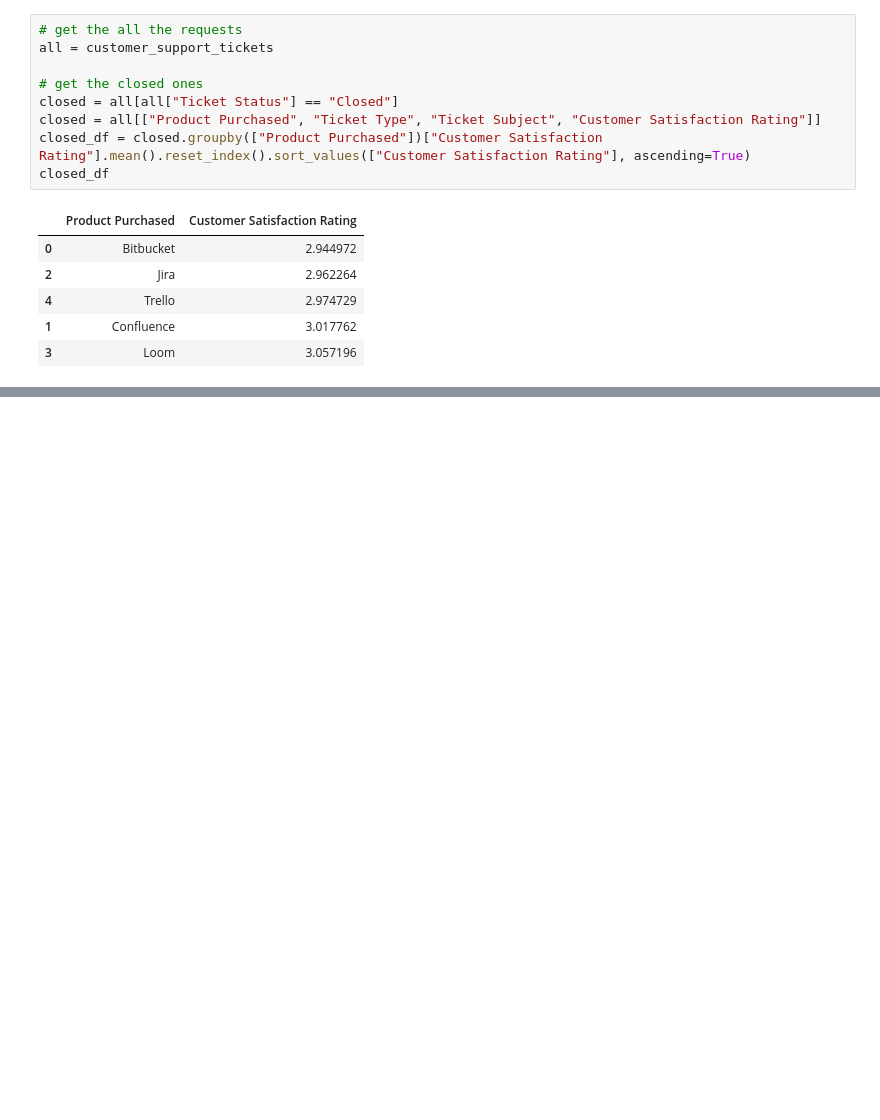
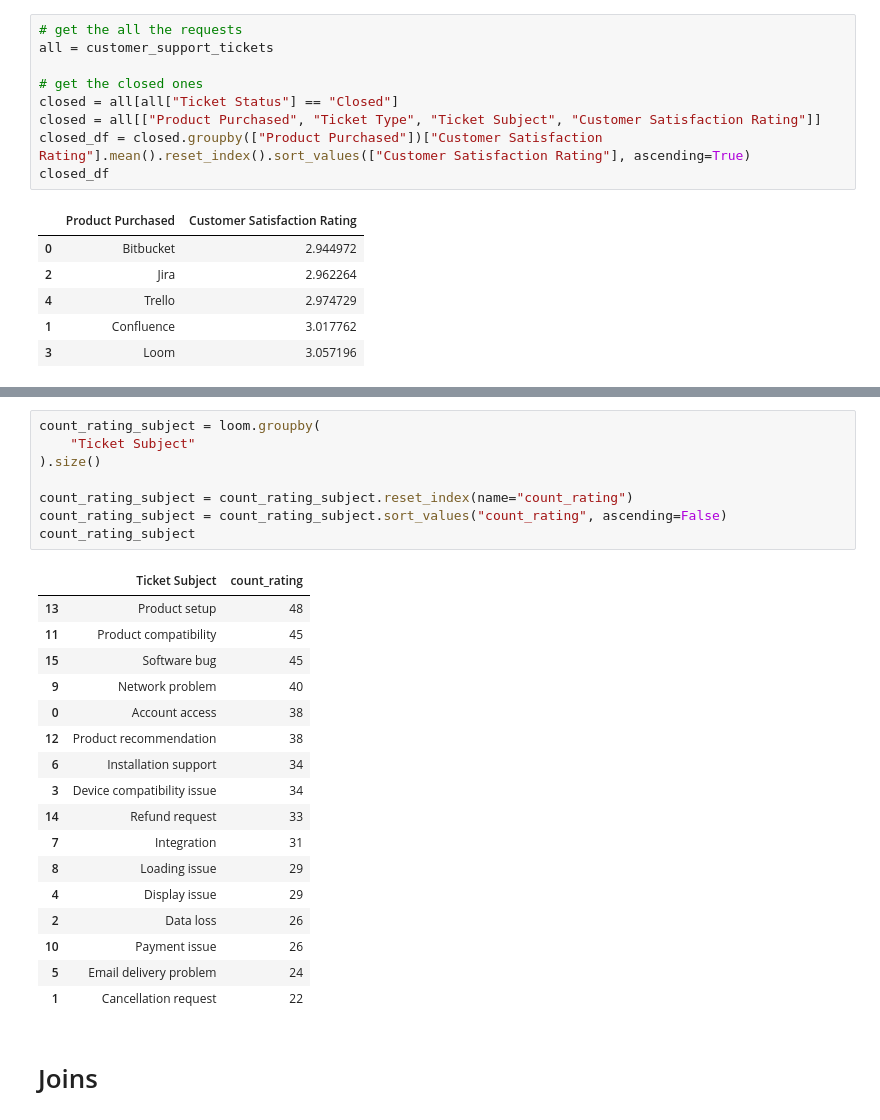
Before and after one commit to Rushik-Rsenal/AtlassianDatathon, a Jupyter notebook: eda.ipynb, the cells around one changed output, grey strips where cells are left out. Cells and saved outputs as stored; diff of their text form; blank space fills up the shorter version.

```diff
--- a/eda.ipynb
+++ b/eda.ipynb
@@ -294,0 +369,28 @@ refund_requests.head()
+# %%
+count_rating_subject = loom.groupby(
+    "Ticket Subject"
+).size()
+
+count_rating_subject = count_rating_subject.reset_index(name="count_rating")
+count_rating_subject = count_rating_subject.sort_values("count_rating", ascending=False)
+count_rating_subject
+# %% [output]
+|  | Ticket Subject | count_rating |
+| 13 | Product setup | 48 |
+| 11 | Product compatibility | 45 |
+| 15 | Software bug | 45 |
+| 9 | Network problem | 40 |
+| 0 | Account access | 38 |
+| 12 | Product recommendation | 38 |
+| 6 | Installation support | 34 |
+| 3 | Device compatibility issue | 34 |
+| 14 | Refund request | 33 |
+| 7 | Integration | 31 |
+| 8 | Loading issue | 29 |
+| 4 | Display issue | 29 |
+| 2 | Data loss | 26 |
+| 10 | Payment issue | 26 |
+| 5 | Email delivery problem | 24 |
+| 1 | Cancellation request | 22 |
+# %% [markdown]
+# Joins
```
Also changed, not shown: parts of 11 cells of this notebook, 1 other file.
